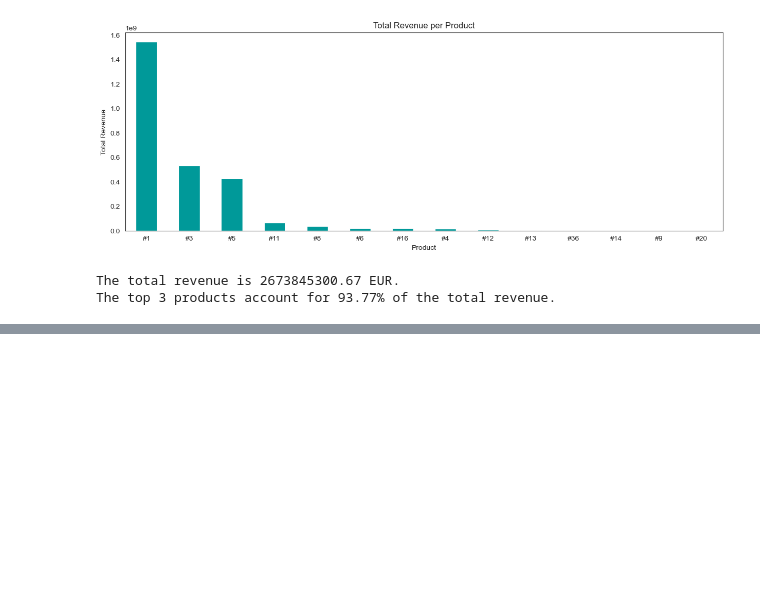
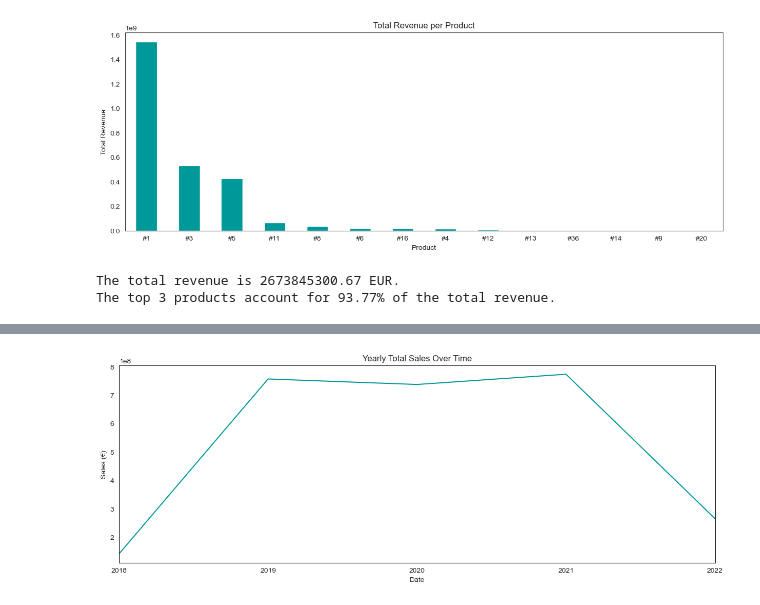
Before and after one commit to RubenCMarques/Case-2--Siemens-Sales-Forecast, a Jupyter notebook: Notebooks/Chloe_workspace.ipynb, the cells around one changed output, grey strips where cells are left out. Drawn from its saved outputs; the diff is of its cells as text; code cells hidden in the pictures; blank space fills up the shorter version.

```diff
--- a/Notebooks/Chloe_workspace.ipynb
+++ b/Notebooks/Chloe_workspace.ipynb
@@ -473,0 +515,8 @@ The top 3 products account for 93.77% of the total revenue.
+# %%
+sales_data.set_index('DATE').resample('Y')['Sales_EUR'].sum().plot(figsize=(15,5), color = siemens_green)
+plt.title('Yearly Total Sales Over Time')
+plt.ylabel('Sales (€)')
+plt.xlabel('Date')
+plt.show()
+# %% [output]
+[figure, added]
```
Also changed, not shown: parts of 12 cells of this notebook.
